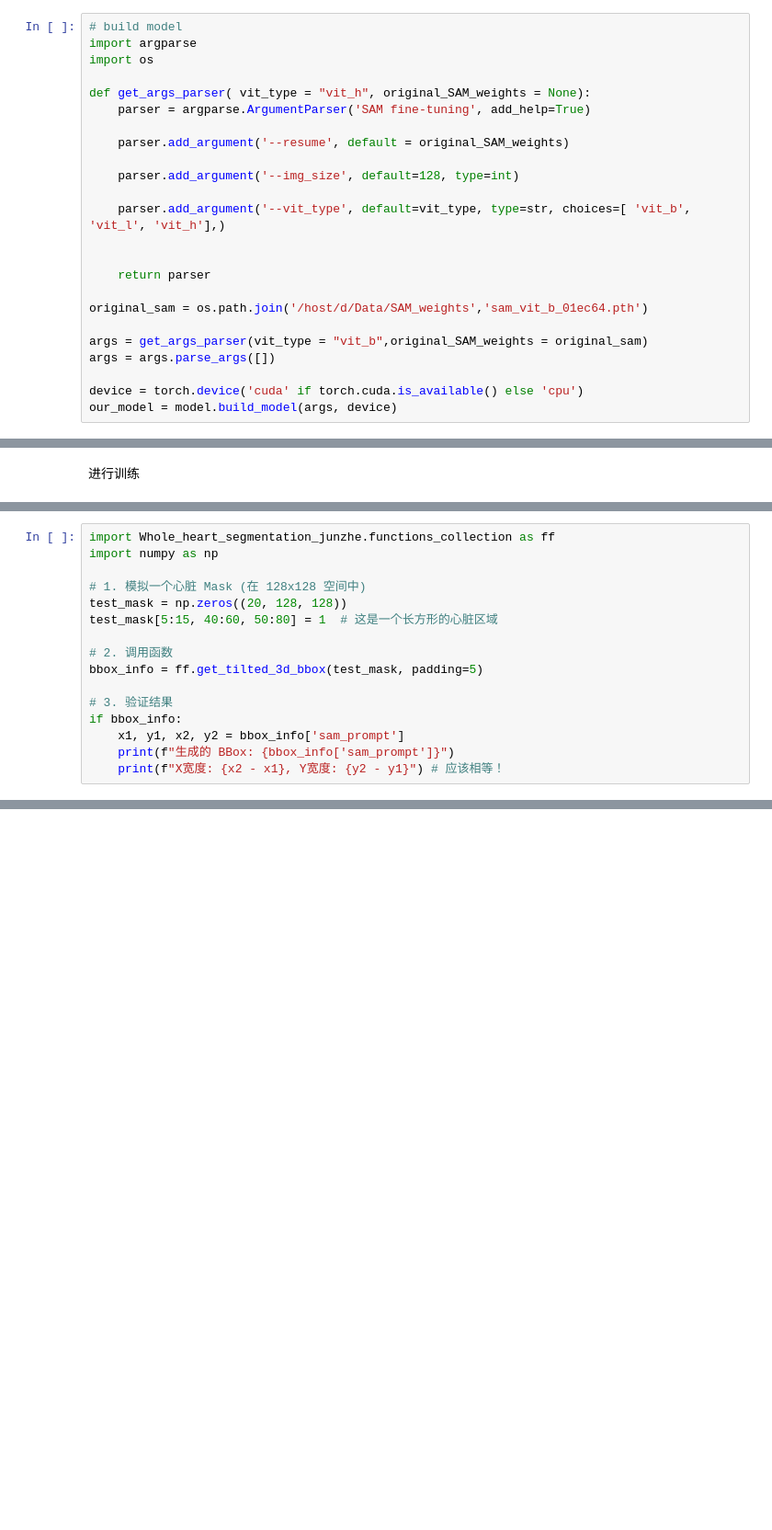
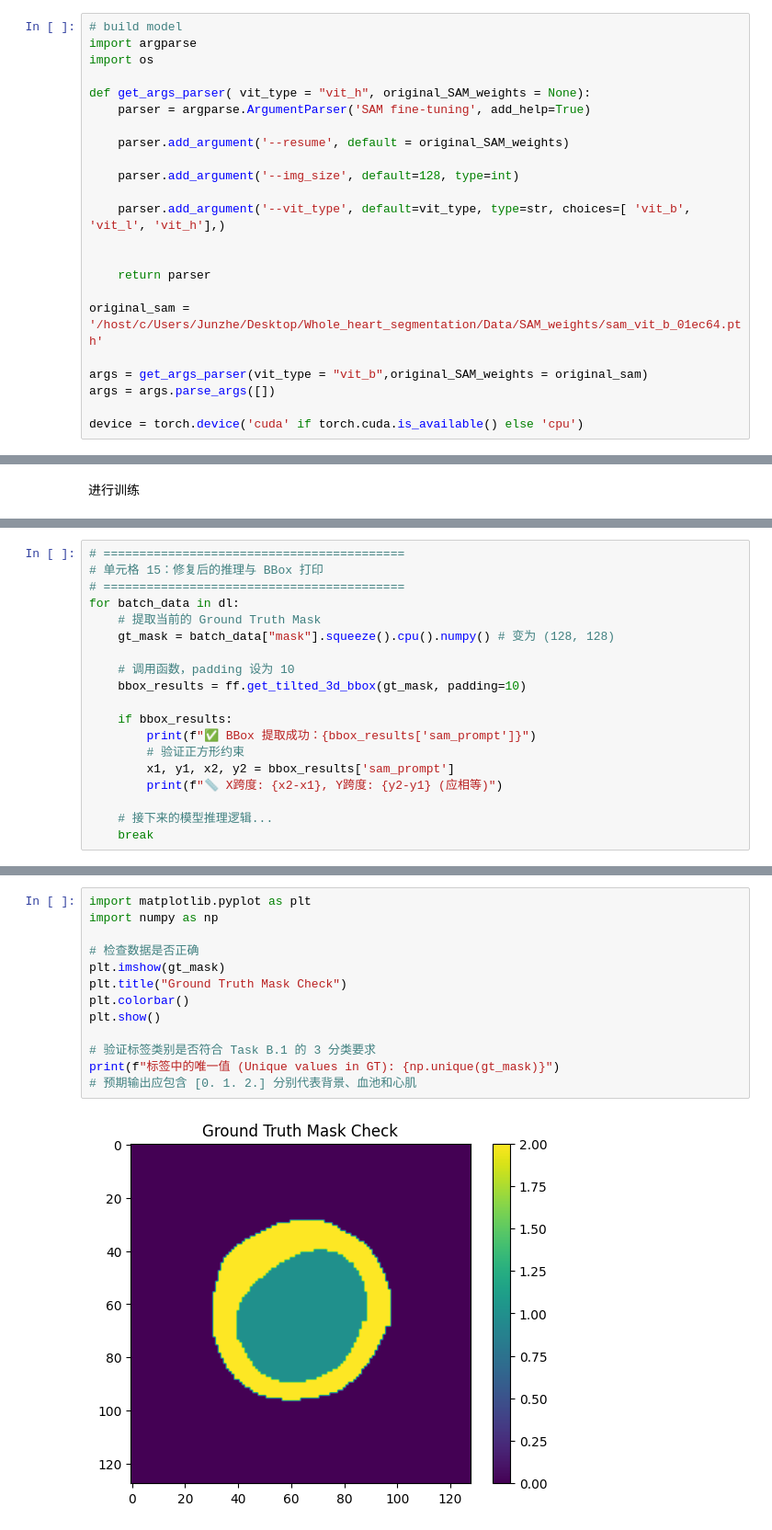
Before and after one commit to j38098429-jpg/Whole_heart_segmentation_junzhe2, a Jupyter notebook: main.ipynb, the cells around one changed output, grey strips where cells are left out. Shown at 92% size. Saved outputs shown, nothing was run; the diff lists cells and outputs as text; blank space fills up the shorter version.

Commit message:
Initial clean commit for heart segmentation

```diff
--- a/main.ipynb
+++ b/main.ipynb
@@ -111,10 +120,9 @@ def get_args_parser( vit_type = "vit_h", original_SAM_weights = None):
 
     return parser
 
-original_sam = os.path.join('/host/d/Data/SAM_weights','sam_vit_b_01ec64.pth')
+original_sam = '/host/c/Users/Junzhe/Desktop/Whole_heart_segmentation/Data/SAM_weights/sam_vit_b_01ec64.pth'
 
 args = get_args_parser(vit_type = "vit_b",original_SAM_weights = original_sam)
 args = args.parse_args([])
 
 device = torch.device('cuda' if torch.cuda.is_available() else 'cpu')
-our_model = model.build_model(args, device)
@@ -231,18 +270,21 @@ for epoch in range(1, RUN_EPOCHS + 1):
 pbar.close()
 print("\n 训练全部完成！")
 # %%
-import Whole_heart_segmentation_junzhe.functions_collection as ff
-import numpy as np
+# ==========================================
+# 单元格 15：修复后的推理与 BBox 打印
+# ==========================================
+for batch_data in dl:
+    # 提取当前的 Ground Truth Mask
+    gt_mask = batch_data["mask"].squeeze().cpu().numpy() # 变为 (128, 128)
 
-# 1. 模拟一个心脏 Mask (在 128x128 空间中)
-test_mask = np.zeros((20, 128, 128))
-test_mask[5:15, 40:60, 50:80] = 1  # 这是一个长方形的心脏区域
+    # 调用函数，padding 设为 10
+    bbox_results = ff.get_tilted_3d_bbox(gt_mask, padding=10)
 
-# 2. 调用函数
-bbox_info = ff.get_tilted_3d_bbox(test_mask, padding=5)
+    if bbox_results:
+        print(f"✅ BBox 提取成功：{bbox_results['sam_prompt']}")
+        # 验证正方形约束
+        x1, y1, x2, y2 = bbox_results['sam_prompt']
+        print(f"📏 X跨度: {x2-x1}, Y跨度: {y2-y1} (应相等)")
 
-# 3. 验证结果
-if bbox_info:
-    x1, y1, x2, y2 = bbox_info['sam_prompt']
-    print(f"生成的 BBox: {bbox_info['sam_prompt']}")
-    print(f"X宽度: {x2 - x1}, Y宽度: {y2 - y1}") # 应该相等！
+    # 接下来的模型推理逻辑...
+    break
@@ -248,0 +294,15 @@ if bbox_info:
+# %%
+import matplotlib.pyplot as plt
+import numpy as np
+
+# 检查数据是否正确
+plt.imshow(gt_mask)
+plt.title("Ground Truth Mask Check")
+plt.colorbar()
+plt.show()
+
+# 验证标签类别是否符合 Task B.1 的 3 分类要求
+print(f"标签中的唯一值 (Unique values in GT): {np.unique(gt_mask)}")
+# 预期输出应包含 [0. 1. 2.] 分别代表背景、血池和心肌
+# %% [output]
+[figure, added]
```
Also changed, not shown: parts of 15 cells of this notebook, 7 other files.
